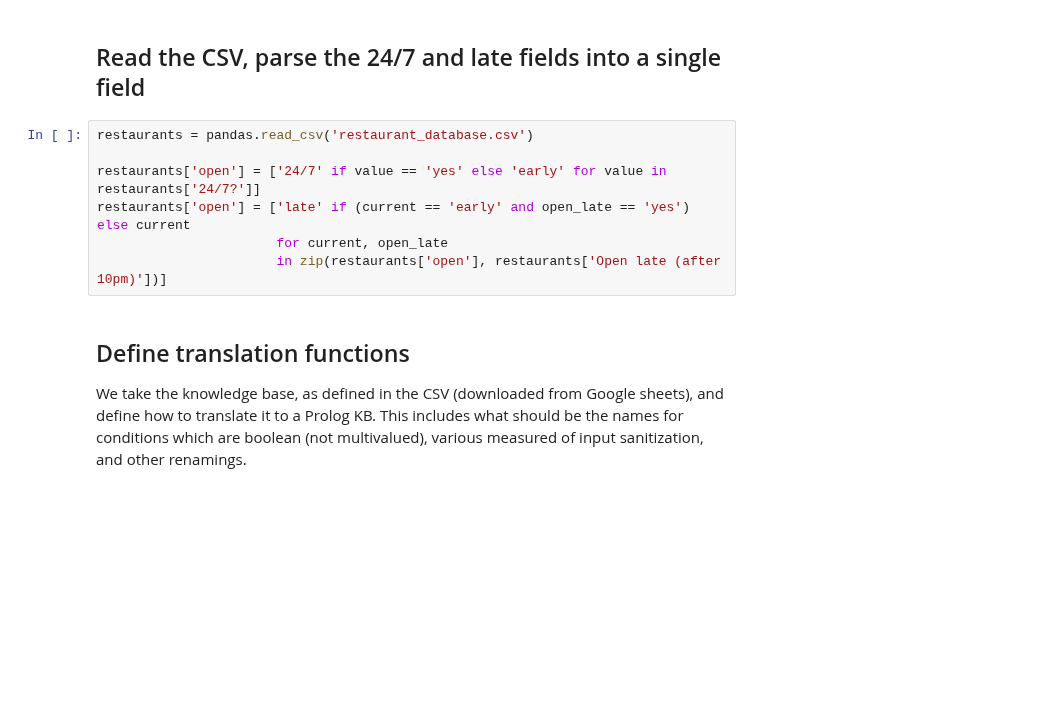
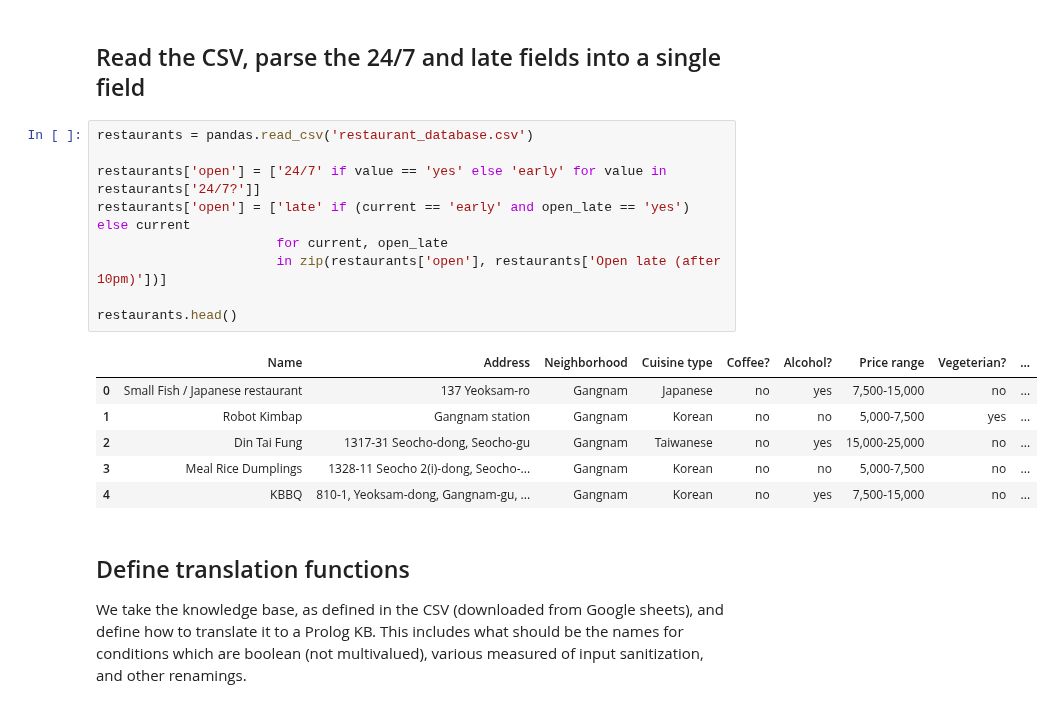
Before and after one commit to guydav/minerva, a Jupyter notebook: notebooks/CS152/LBA_python_27.ipynb, the cells around one changed output. Drawn from its saved outputs; the diff is of its cells as text; blank space fills up the shorter version.

```diff
--- a/notebooks/CS152/LBA_python_27.ipynb
+++ b/notebooks/CS152/LBA_python_27.ipynb
@@ -10,10 +10,19 @@ from collections import defaultdict, OrderedDict
 # %%
 restaurants = pandas.read_csv('restaurant_database.csv')
 
 restaurants['open'] = ['24/7' if value == 'yes' else 'early' for value in restaurants['24/7?']]
 restaurants['open'] = ['late' if (current == 'early' and open_late == 'yes') else current
                        for current, open_late
                        in zip(restaurants['open'], restaurants['Open late (after 10pm)'])]
+
+restaurants.head()
+# %% [output]
+|  | Name | Address | Neighborhood | Cuisine type | Coffee? | Alcohol? | Price range | Vegeterian? | ... |
+| 0 | Small Fish / Japanese restaurant | 137 Yeoksam-ro | Gangnam | Japanese | no | yes | 7,500-15,000 | no | ... |
+| 1 | Robot Kimbap | Gangnam station | Gangnam | Korean | no | no | 5,000-7,500 | yes | ... |
+| 2 | Din Tai Fung | 1317-31 Seocho-dong, Seocho-gu | Gangnam | Taiwanese | no | yes | 15,000-25,000 | no | ... |
+| 3 | Meal Rice Dumplings | 1328-11 Seocho 2(i)-dong, Seocho-... | Gangnam | Korean | no | no | 5,000-7,500 | no | ... |
+| 4 | KBBQ | 810-1, Yeoksam-dong, Gangnam-gu, ... | Gangnam | Korean | no | yes | 7,500-15,000 | no | ... |
 # %% [markdown]
 ## Define translation functions
 
```
Also changed, not shown: parts of 5 cells of this notebook, 3 other files.
